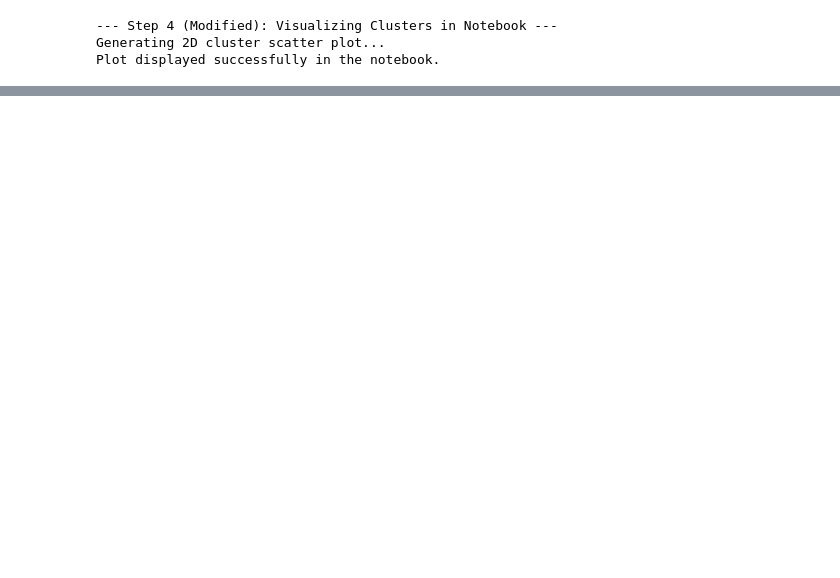
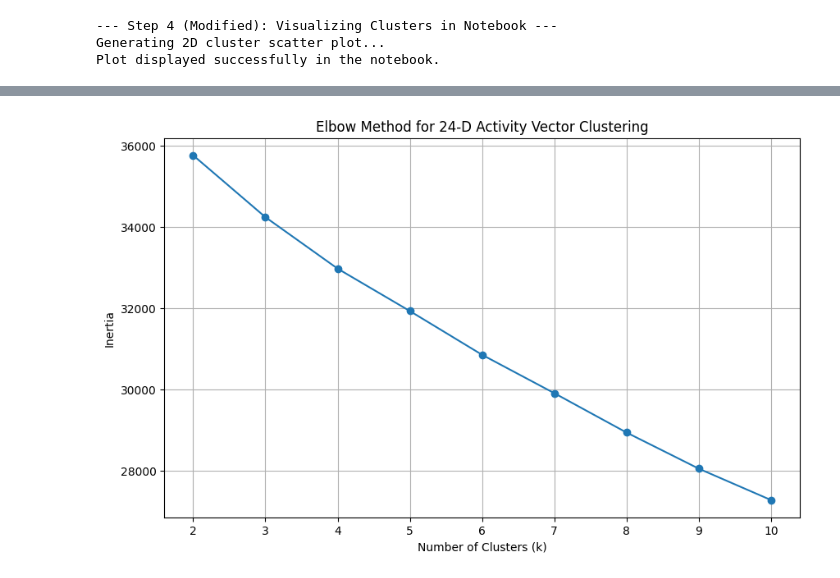
Before and after one commit to peter25316/cib-mango-tree-peter, a Jupyter notebook: reports/Progress_Report/capstone-analysis.ipynb, the cells around one changed output, grey strips where cells are left out. Cells and saved outputs as stored; diff of their text form; code cells hidden in the pictures; blank space fills up the shorter version.

Commit message:
implement 24d activity clustering

```diff
--- a/reports/Progress_Report/capstone-analysis.ipynb
+++ b/reports/Progress_Report/capstone-analysis.ipynb
@@ -1259,0 +1390,86 @@ Plot displayed successfully in the notebook.
+# %%
+from sklearn.preprocessing import StandardScaler
+from sklearn.cluster import KMeans
+import matplotlib.pyplot as plt
+import polars as pl
+import numpy as np
+
+print("--- Ticket #13: Engineering 24-D Activity Vectors ---")
+
+try:
+    # We assume 'account_features_clustered' is in memory
+    if 'account_features_clustered' not in locals():
+        raise ValueError("DataFrame 'account_features_clustered' not found. Please re-run Step 3.")
+
+    # --- 1. Create Dense 24-Hour Vectors ---
+
+    # Create a list to hold our new 24-D feature data
+    activity_vectors_list = []
+
+    # Get the total_posts and hourly_structs columns
+    # Iterating is necessary to build the dense vectors
+    for account_id, total_posts, structs in account_features_clustered.select(
+        ["account.id", "total_posts", "hourly_structs"]
+    ).rows():
+
+        # Initialize a vector of 24 zeros
+        vector = np.zeros(24)
+
+        if structs: # Check if structs is not None
+            for struct in structs:
+                hour = struct['hour_of_day']
+                count = struct['count_in_hour']
+                if 0 <= hour < 24: # Safety check
+                    vector[hour] = count
+
+        # --- 2. Normalize (Frequency) ---
+        # Divide by total_posts to get frequency.
+        # Use np.nan_to_num to handle divide-by-zero if total_posts is 0 (though we filtered)
+        normalized_vector = np.nan_to_num(vector / total_posts)
+        activity_vectors_list.append(normalized_vector)
+
+    # Convert our list of vectors into a Numpy array for sklearn
+    features_24d = np.array(activity_vectors_list)
+
+    print(f"Created 24-D feature set with shape: {features_24d.shape}")
+
+    # --- 3. Scale the 24-D Features ---
+    print("Scaling 24-D features using StandardScaler...")
+    scaler_24d = StandardScaler()
+    scaled_features_24d = scaler_24d.fit_transform(features_24d)
+
+    print("Scaling complete. Data is ready for 24-D clustering.")
+
+    # --- Ticket #14: Running Elbow Method on 24-D Data ---
+    print("\n--- Ticket #14: Running Elbow Method to find optimal k (24-D) ---")
+
+    inertia_24d = {}
+    K_range = range(2, 11) # Test k from 2 to 10
+
+    for k in K_range:
+        kmeans_model_24d = KMeans(
+            n_clusters=k,
+            init='k-means++',
+            n_init=10,
+            random_state=42
+        )
+        kmeans_model_24d.fit(scaled_features_24d)
+        inertia_24d[k] = kmeans_model_24d.inertia_
+        print(f"  For k={k}, Inertia = {kmeans_model_24d.inertia_}")
+
+    # --- Plot the New Elbow Curve ---
+    print("\nPlotting 24-D Elbow Curve...")
+
+    plt.figure(figsize=(10, 6))
+    plt.plot(list(inertia_24d.keys()), list(inertia_24d.values()), 'o-')
+    plt.xlabel('Number of Clusters (k)')
+    plt.ylabel('Inertia')
+    plt.title('Elbow Method for 24-D Activity Vector Clustering')
+    plt.xticks(K_range)
+    plt.grid(True)
+    plt.savefig('elbow_plot_24d.png')
+    print("Elbow plot saved as elbow_plot_24d.png. Please check the image.")
+
+except Exception as e:
+    print(f"An error occurred: {e}")
+# %% [output]
@@ -1259,0 +1494 @@ Plot displayed successfully in the notebook.
+[figure, added]
```
Also changed, not shown: parts of 10 cells of this notebook, 42 other files.
